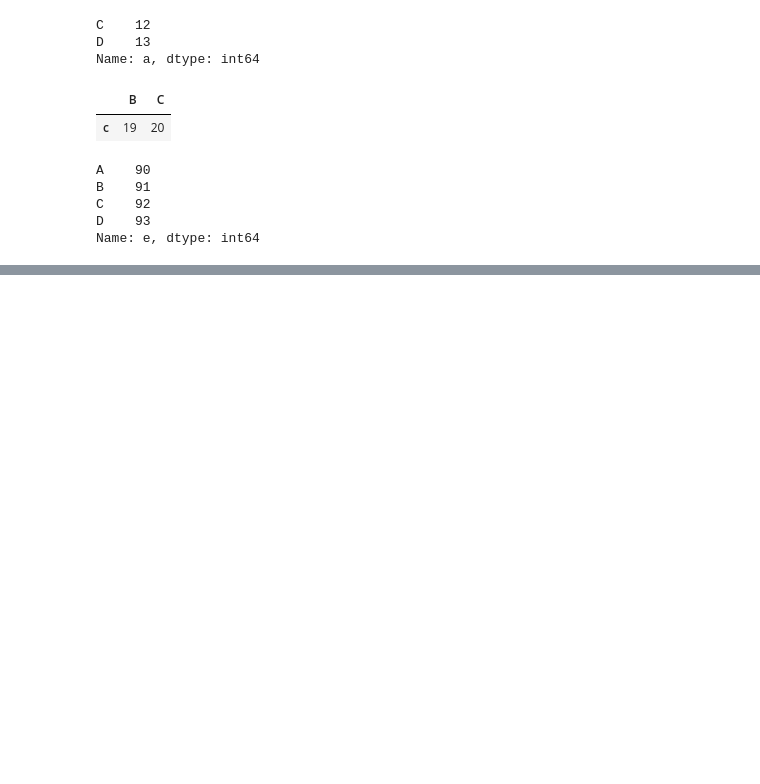
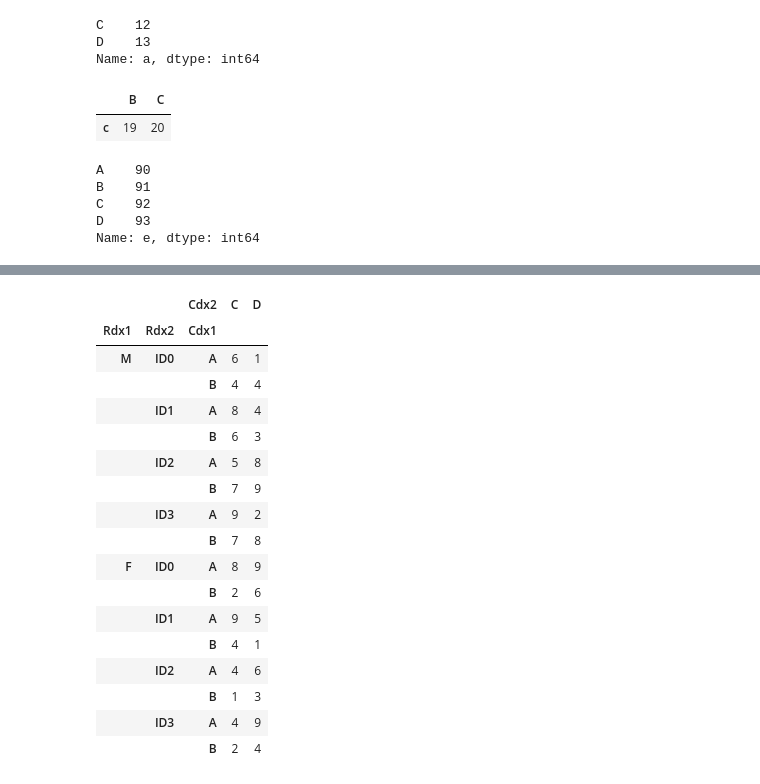
Before and after one commit to Tab4Space/Py_NPM, a Jupyter notebook: 02_Pandas/04_Indexing.ipynb, the cells around one changed output, grey strips where cells are left out. Saved outputs shown, nothing was run; the diff lists cells and outputs as text; code cells hidden in the pictures; blank space fills up the shorter version.

```diff
--- a/02_Pandas/04_Indexing.ipynb
+++ b/02_Pandas/04_Indexing.ipynb
@@ -106,0 +252,21 @@ Name: e, dtype: int64
+# %%
+multiIdx2.stack(0)
+# %% [output]
+|  |  | Cdx2 | C | D |
+| Rdx1 | Rdx2 | Cdx1 |  |  |
+| M | ID0 | A | 6 | 1 |
+|  |  | B | 4 | 4 |
+|  | ID1 | A | 8 | 4 |
+|  |  | B | 6 | 3 |
+|  | ID2 | A | 5 | 8 |
+|  |  | B | 7 | 9 |
+|  | ID3 | A | 9 | 2 |
+|  |  | B | 7 | 8 |
+| F | ID0 | A | 8 | 9 |
+|  |  | B | 2 | 6 |
+|  | ID1 | A | 9 | 5 |
+|  |  | B | 4 | 1 |
+|  | ID2 | A | 4 | 6 |
+|  |  | B | 1 | 3 |
+|  | ID3 | A | 4 | 9 |
+|  |  | B | 2 | 4 |
```
Also changed, not shown: parts of 24 cells of this notebook.
